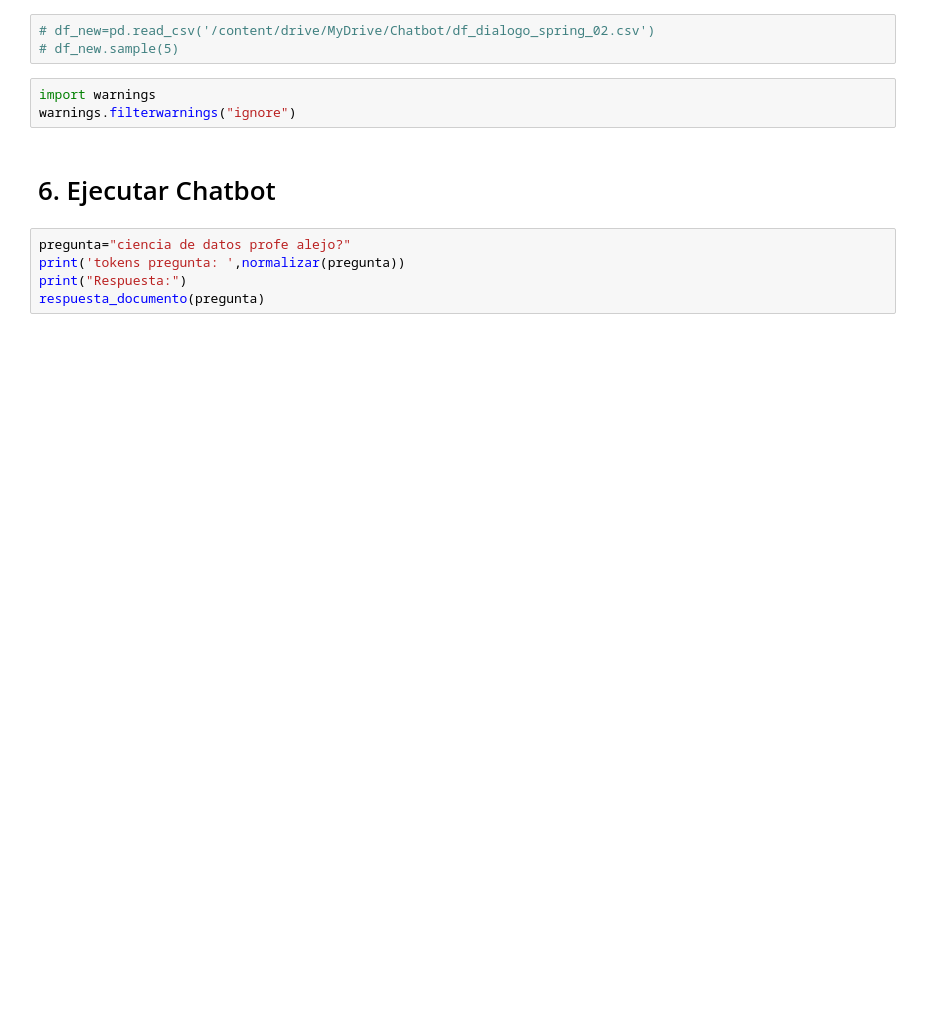
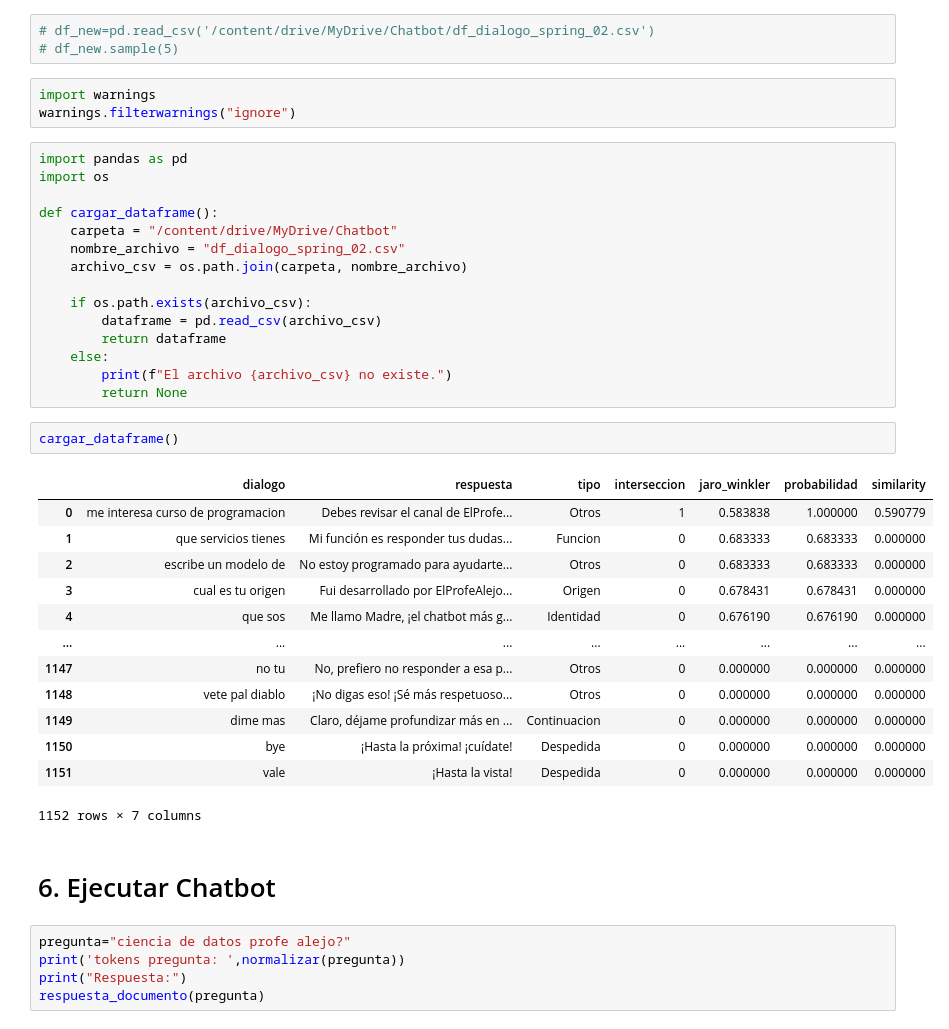
Before and after one commit to JulioLaz/chatbot_spring_02, a Jupyter notebook: Chatbot_Inteligente_Alura_Sprint2.ipynb, the cells around one changed output. Saved outputs shown, nothing was run; the diff lists cells and outputs as text; blank space fills up the shorter version.

```diff
--- a/Chatbot_Inteligente_Alura_Sprint2.ipynb
+++ b/Chatbot_Inteligente_Alura_Sprint2.ipynb
@@ -398,6 +393,37 @@ def respuesta_chatbot(pregunta):
 # %%
 import warnings
 warnings.filterwarnings("ignore")
+# %%
+import pandas as pd
+import os
+
+def cargar_dataframe():
+    carpeta = "/content/drive/MyDrive/Chatbot"
+    nombre_archivo = "df_dialogo_spring_02.csv"
+    archivo_csv = os.path.join(carpeta, nombre_archivo)
+
+    if os.path.exists(archivo_csv):
+        dataframe = pd.read_csv(archivo_csv)
+        return dataframe
+    else:
+        print(f"El archivo {archivo_csv} no existe.")
+        return None
+# %%
+cargar_dataframe()
+# %% [output]
+|  | dialogo | respuesta | tipo | interseccion | jaro_winkler | probabilidad | similarity |
+| 0 | me interesa curso de programacion | Debes revisar el canal de ElProfe... | Otros | 1 | 0.583838 | 1.000000 | 0.590779 |
+| 1 | que servicios tienes | Mi función es responder tus dudas... | Funcion | 0 | 0.683333 | 0.683333 | 0.000000 |
+| 2 | escribe un modelo de | No estoy programado para ayudarte... | Otros | 0 | 0.683333 | 0.683333 | 0.000000 |
+| 3 | cual es tu origen | Fui desarrollado por ElProfeAlejo... | Origen | 0 | 0.678431 | 0.678431 | 0.000000 |
+| 4 | que sos | Me llamo Madre, ¡el chatbot más g... | Identidad | 0 | 0.676190 | 0.676190 | 0.000000 |
+| ... | ... | ... | ... | ... | ... | ... | ... |
+| 1147 | no tu | No, prefiero no responder a esa p... | Otros | 0 | 0.000000 | 0.000000 | 0.000000 |
+| 1148 | vete pal diablo | ¡No digas eso! ¡Sé más respetuoso... | Otros | 0 | 0.000000 | 0.000000 | 0.000000 |
+| 1149 | dime mas | Claro, déjame profundizar más en ... | Continuacion | 0 | 0.000000 | 0.000000 | 0.000000 |
+| 1150 | bye | ¡Hasta la próxima! ¡cuídate! | Despedida | 0 | 0.000000 | 0.000000 | 0.000000 |
+| 1151 | vale | ¡Hasta la vista! | Despedida | 0 | 0.000000 | 0.000000 | 0.000000 |
+1152 rows × 7 columns
 # %% [markdown]
 # 6. Ejecutar Chatbot
 # %%
```
Also changed, not shown: parts of 24 cells of this notebook.
